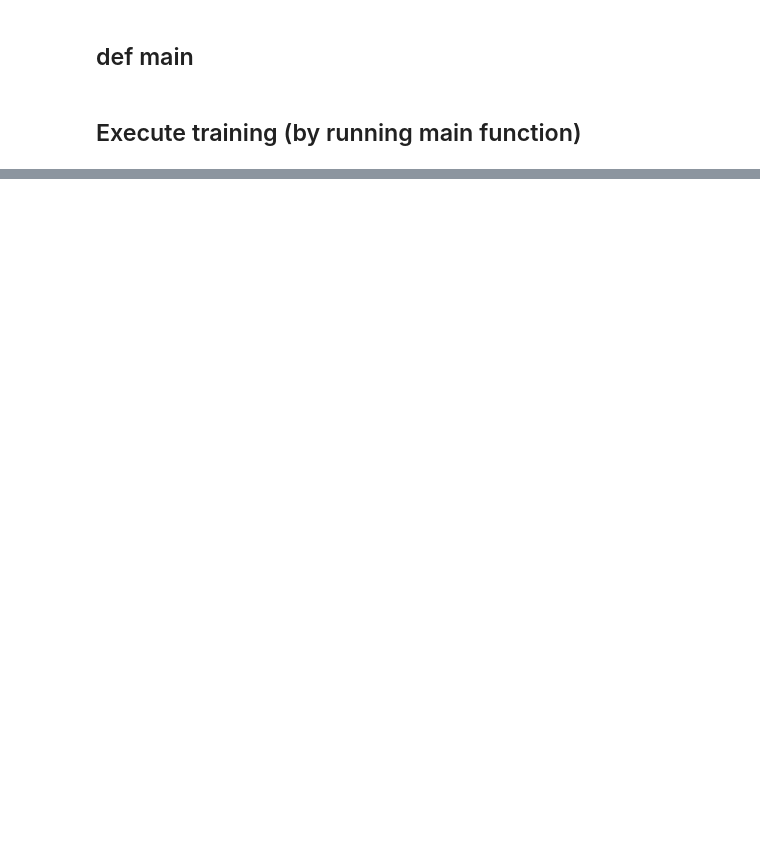
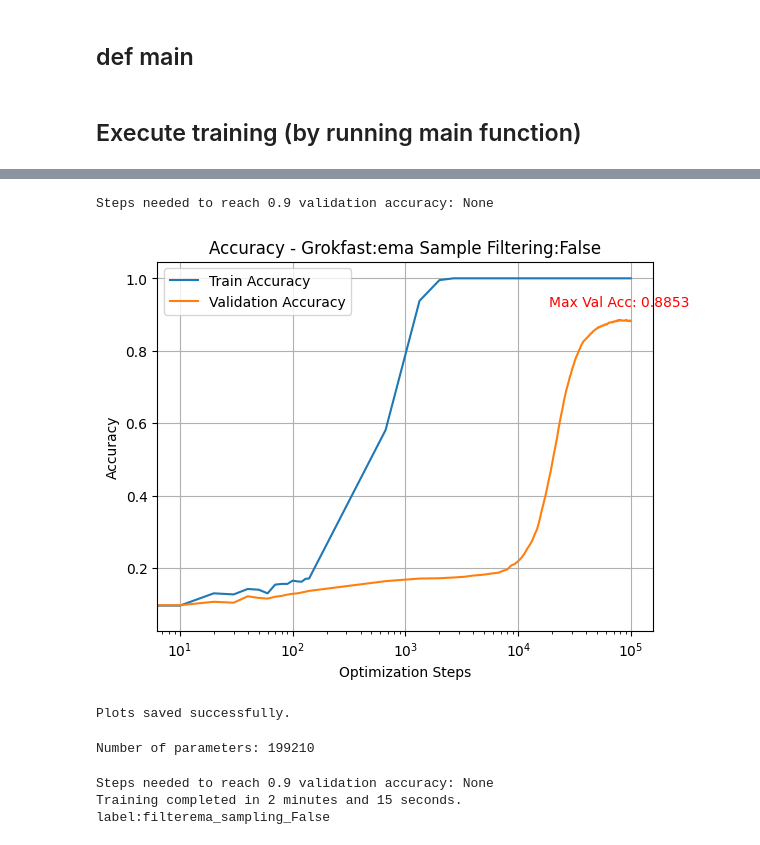
Before and after one commit to nickxir12/PatRec_Project_2024-2025, a Jupyter notebook: MNIST_code/mnist-sample-complexity-online-vol2.ipynb, the cells around one changed output, grey strips where cells are left out. Saved outputs shown, nothing was run; the diff lists cells and outputs as text; code cells hidden in the pictures; blank space fills up the shorter version.

Commit message:
Version complete for MNIST - have to do experiments on it

```diff
--- a/MNIST_code/mnist-sample-complexity-online-vol2.ipynb
+++ b/MNIST_code/mnist-sample-complexity-online-vol2.ipynb
@@ -181,40 +179,42 @@ def compute_accuracy(model, dataset, device, N=None):
 # %%
 # Added extra fields to keep ema_gra and history
 # In this implementation I use variance metric --> I don't also store deviation metric for memory efficiency
-class MyMNIST(torchvision.datasets.MNIST):
-    def __init__(self, data, targets, transform=None):
+class MyMNIST(torch.utils.data.Dataset):
+    def __init__(self, dataset,targets, transform=None):
         """
-        Custom dataset to simulate MyMNIST behavior with extra fields.
-        Args:
-            data: Tensor of shape [N, 28, 28].
-            targets: Tensor of shape [N].
-            transform: Transformations to apply to the images.
+        Custom dataset to extend MNIST with extra fields.
         """
-        self.data = data.to(torch.float32)
+
+        self.data = dataset.data.float()
         self.targets = targets
         self.transform = transform
 
         # Initialize extra fields
         self.extra_fields = [
             {
-                "ema_grad": 0.0,  # EMA of gradient
+                "ema_grad": 0.0,
                 "num_updates": 0,
-                # "deviation_metric": 0.0, # Deviation metric
-                "variance_metric": 0.0,  # Variance metric
+                "variance_metric": 0.0,
             }
             for _ in range(len(self.data))
         ]
 
     def __getitem__(self, index):
-        """
-        Returns a single data sample and its associated extra fields.
-        """
+        """Returns a single data sample with extra fields."""
         img, target = self.data[index], self.targets[index]
+
+        # Ensure image is in [0,1] range
+        img = img / 255.0  # Normalize manually
+
+        # Apply any other transformations
         if self.transform:
             img = self.transform(img)
+
         extra_field = self.extra_fields[index]
-        return img, target, index, extra_field
+        return img, target, int(index), extra_field
 
+    def __len__(self):
+        return len(self.data)
     def update_fields(self, indices, grad_stats, ema_alpha=0.9):
         """
         Update the extra fields for specified dataset indices.
@@ -228,20 +228,15 @@ class MyMNIST(torchvision.datasets.MNIST):
             updated_ema = ema_alpha * current_ema + (1 - ema_alpha) * grad
             sample_field["ema_grad"] = updated_ema
 
-            deviation = abs(grad - updated_ema)
+            deviation = abs(grad - current_ema)
 
             num_updates = sample_field["num_updates"] + 1  # Increment the update count
-            # current_avg_deviation = sample_field["deviation_metric"]
+
             current_avg_deviation = sample_field["variance_metric"] ** 0.5
             new_avg_deviation = ((current_avg_deviation * (num_updates - 1)) + deviation) / num_updates
 
-            # Update the deviation metric and number of updates
-            #sample_field["deviation_metric"] = new_avg_deviation
             sample_field["num_updates"] = num_updates
 
-            # sample_field["deviation_metric"] += deviation
-
-            # Optionally update variance-like metric
             # Variance estimate (for higher sensitivity to fast changes)
             sample_field["variance_metric"] = new_avg_deviation**2
 # %%
@@ -576,3 +814,10 @@ sys.argv = [""]
+# %%
+args.label="filternone_sampling_False"
+analyze_results(args.label)
+# %% [output]
+Steps needed to reach 0.9 validation accuracy: None
+[figure, added]
+Plots saved successfully.
 # %%
 if __name__ == "__main__":
     # Same as used in paper of Grokfast
@@ -586,7 +831,7 @@ if __name__ == "__main__":
     parser.add_argument("--batch_size", type=int, default=200)
     parser.add_argument("--loss_function", type=str, default="MSE") #MSE or CrossEntropy
     parser.add_argument("--optimizer", type=str, default="AdamW")
-    parser.add_argument("--weight_decay", type=float, default=2.00)
+    parser.add_argument("--weight_decay", type=float, default=2.0)
     parser.add_argument("--lr", type=float, default=1e-3)
     parser.add_argument("--initialization_scale", type=float, default=8.0)
     parser.add_argument("--download_directory", type=str, default=".")
@@ -597,7 +842,7 @@ if __name__ == "__main__":
     # Grokfast
     parser.add_argument("--filter", type=str, choices=["none", "ma", "ema", "fir"], default="ema")
     parser.add_argument("--alpha", type=float, default=0.8)
-    parser.add_argument("--lamb", type=float, default=0.3) # grokfast's was 0.1 but for us 0.3 works better
+    parser.add_argument("--lamb", type=float, default=0.1)
 
     # Samples ranking
     parser.add_argument("--ema_alpha_sampl_rank", type=float, default=0.9)
@@ -632,7 +877,7 @@ if __name__ == "__main__":
 
     # Create arg.label for the filename of the saved results
     if not args.appl_sampl_filter:
-        args.label = f"grokfast_{args.filter}_sampling_{args.appl_sampl_filter}"
+        args.label = f"filter{args.filter}_sampling_{args.appl_sampl_filter}"
     else:
         args.label = f"high_freq_{args.high_freq_better}_top_k_{args.top_k}_top_k_prob_{args.top_k_sampling_prob}_upd_freq_{args.sampling_distr_upd_freq}"
 
@@ -655,3 +900,8 @@ if __name__ == "__main__":
 
     print(f"Training completed in {int(minutes)} minutes and {int(seconds)} seconds.")
     print(f"label:{args.label}")
+# %% [output]
+Number of parameters: 199210
+Steps needed to reach 0.9 validation accuracy: None
+Training completed in 2 minutes and 15 seconds.
+label:filterema_sampling_False
```
Also changed, not shown: parts of 25 cells of this notebook.
